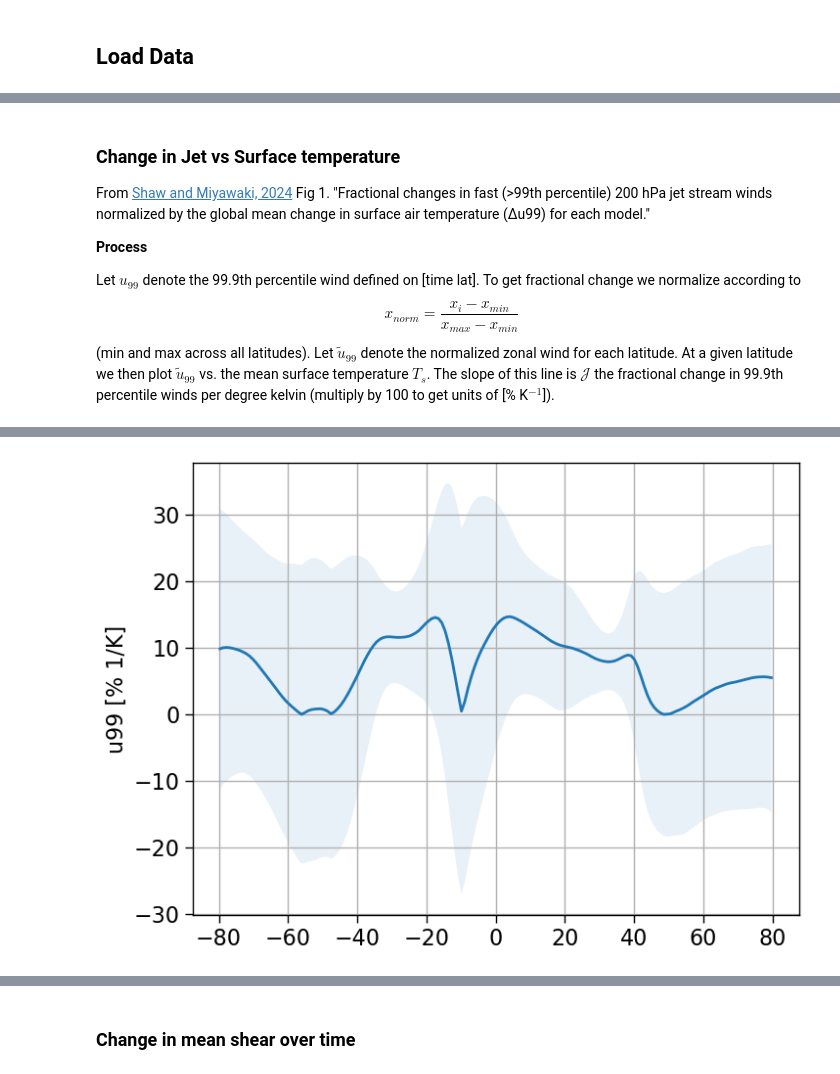
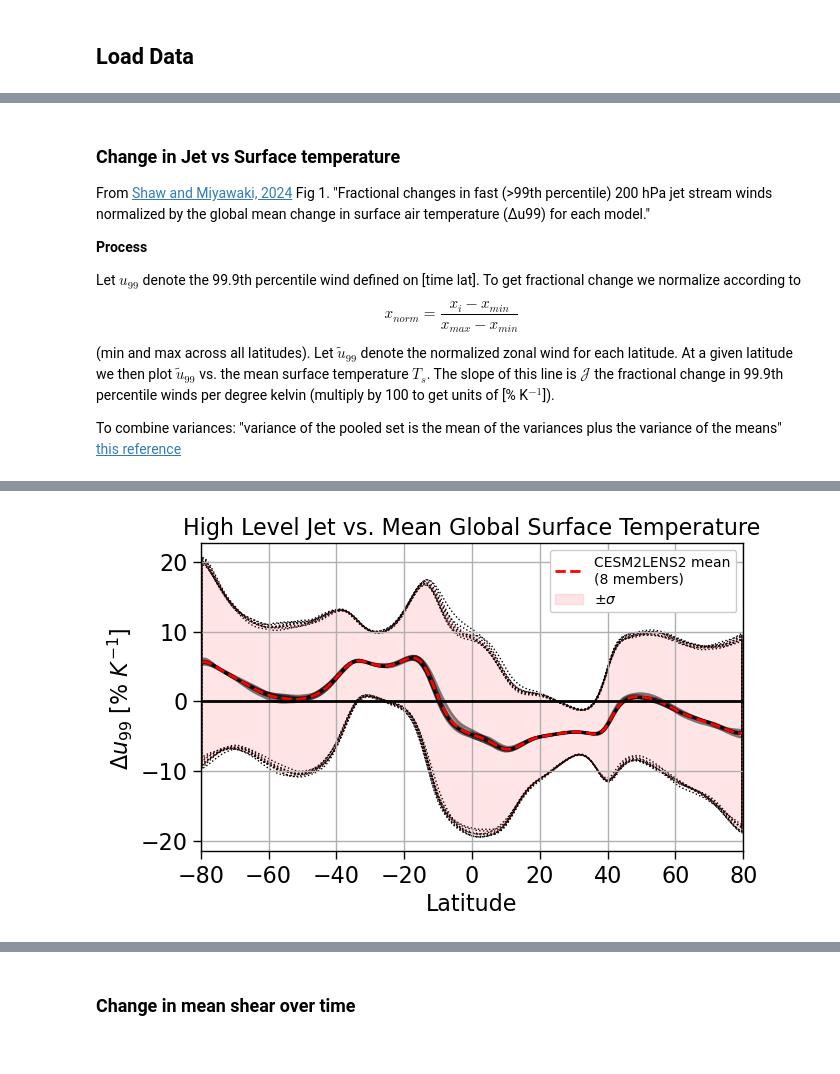
Before and after one commit to ivalencius/winds-of-change, a Jupyter notebook: CESMLENS2.ipynb, the cells around one changed output, grey strips where cells are left out. Cells and saved outputs as stored; diff of their text form; code cells hidden in the pictures.

Commit message:
Added good plots for global jet

```diff
--- a/CESMLENS2.ipynb
+++ b/CESMLENS2.ipynb
@@ -1074,15 +1065,16 @@ KeyboardInterrupt
 ## Load Data
 # %%
 # Eliminate the poles
-quantiles = xr.load_dataset('data/jet-data/jet-BHISTcmip6-LE2-1001.nc').sel(lat=slice(-80, 80))
-# quantiles_extratropical = (
-#     quantiles
-#     .where((jet.lat >= 20) | (jet.lat <= -20), np.nan)
-#     .where((jet.lat <= 60) & (jet.lat >= -60), drop=True)
-#     )
-# jet_extratropical.isel(time=0, realization=0).plot(x='lon')
-# quantiles.U200.sel(quantile=0.999).isel(time=0, realization=0).plot(
-# plt.show()
+jet_files = glob('./data/jet-data/*')
+jet_names = [f[-11:-3] for f in jet_files]
+jet_arrays = []
+for f in jet_files:
+    jet_arrays.append(xr.open_dataset(f))
+
+quantiles = xr.concat(jet_arrays, pd.Index(jet_names, name='realization')).load()
+quantiles = quantiles.where((quantiles.lat < 80) & (quantiles.lat > -80), drop=True)
+NH = quantiles.where((quantiles.lat > 20) & (quantiles.lat < 60), drop=True)
+SH = quantiles.where((quantiles.lat < -20) & (quantiles.lat > -60), drop=True)
 quantiles
 # %% [output]
 [interactive output not drawn]
@@ -1111,41 +1096,60 @@ From [Shaw and Miyawaki, 2024](https://www.nature.com/articles/s41558-023-01884-
 __Process__
 
 Let $u_{99}$ denote the 99.9th percentile wind defined on [time lat]. To get fractional change we normalize according to $$x_{norm} = \frac{x_i - x_{min}}{x_{max}-x_{min}}$$ (min and max across all latitudes). Let $\tilde{u}_{99}$ denote the normalized zonal wind for each latitude. At a given latitude we then plot $\tilde{u}_{99}$ vs. the mean surface temperature $T_s$. The slope of this line is $\mathcal{J}$ the fractional change in 99.9th percentile winds per degree kelvin (multiply by 100 to get units of [% K$^{-1}$]).
+
+To combine variances: "variance of the pooled set is the mean of the variances plus the variance of the means" [this reference](https://arxiv.org/ftp/arxiv/papers/1007/1007.1012.pdf)
 # %%
-Ts = quantiles.TS.mean(['lat', 'lon']) # surface temperature [time]
+Ts = quantiles.TS.isel(lat=0, realization=0)
 u99 = quantiles.U200.sel(quantile=0.999, method='nearest')  # Datarray of U200 wind
-u99_norm = (u99 - u99.min())/(u99.max() - u99.min())
+u99_norm = (u99 - u99.min('lat'))/(u99.max('lat') - u99.min('lat'))
 def get_frac_change(winds, Ts):
-    reg = scipy.stats.linregress(winds, Ts)
-    return np.abs(reg.slope)  # Slope is oppposite in the two hemispheres
+    reg = scipy.stats.linregress(winds.flatten(), Ts.values.flatten())
+    return reg.slope
 
 def get_std(winds, Ts):
-    reg = scipy.stats.linregress(winds, Ts)
-    return reg.stderr*np.sqrt(len(Ts))
+    reg = scipy.stats.linregress(winds.flatten(), Ts.values.flatten())
+    return reg.stderr*np.sqrt(len(Ts.values.flatten()))
 
 frac_change = xr.apply_ufunc(
     get_frac_change,
     u99_norm,
     input_core_dims=[['time']], output_core_dims=[[]],
     kwargs={'Ts': Ts},
     dask = 'allowed', vectorize = True
 )
 frac_std = xr.apply_ufunc(
     get_std,
     u99_norm,
     input_core_dims=[['time']], output_core_dims=[[]],
     kwargs={'Ts': Ts},
     dask = 'allowed', vectorize = True
 )
+
+fig, ax = plt.subplots(figsize=(7,4))
 lats = frac_change.lat
-plt.plot(lats, frac_change)
-plt.fill_between(lats, frac_change-frac_std, frac_change+frac_std, alpha=0.1)
+for realization in u99_norm.realization:
+    realization_change = frac_change.sel(realization=realization)
+    realization_std = frac_std.sel(realization=realization)
+    ax.plot(lats, realization_change, color='k', alpha=0.5)
+    ax.fill_between(lats, realization_change-realization_std, realization_change+realization_std, alpha=1, edgecolor='k', facecolor="None", linestyle=':')
 
-plt.ylabel('u99 [% 1/K]')
-plt.grid(True)
+mean_trend = frac_change.mean('realization')
+var_in_means = frac_change.var('realization')
+mean_of_variances = (frac_std**2).mean('realization')
+std_combined = np.sqrt(mean_of_variances + var_in_means)
+ax.plot(lats, mean_trend, color='red', linestyle='--', label='CESM2LENS2 mean\n(8 members)')
+ax.fill_between(lats, mean_trend-std_combined, mean_trend+std_combined, alpha=0.1, color='red', label=r'$\pm \sigma$')
+ax.hlines(0, -80, 80, color='k')
+ax.set_ylabel(r'$\Delta u_{99} \ [\% \ K^{-1}]$ ')
+ax.set_xlabel('Latitude')
+ax.set_title('High Level Jet vs. Mean Global Surface Temperature')
+ax.set_xlim(-80, 80)
+ax.grid(True)
+ax.legend(fontsize=10, framealpha=1)
+plt.savefig('figures/global-jet/u99_vs_K.png' ,dpi=300, bbox_inches='tight', pad_inches=0.1)
 plt.show()
 # %% [output]
 [interactive output not drawn]
-[figure, old version]
+[figure, new version]
 # %%
 # Select one latitude for testing
```
Also changed, not shown: parts of 8 cells of this notebook, 2 other files.
